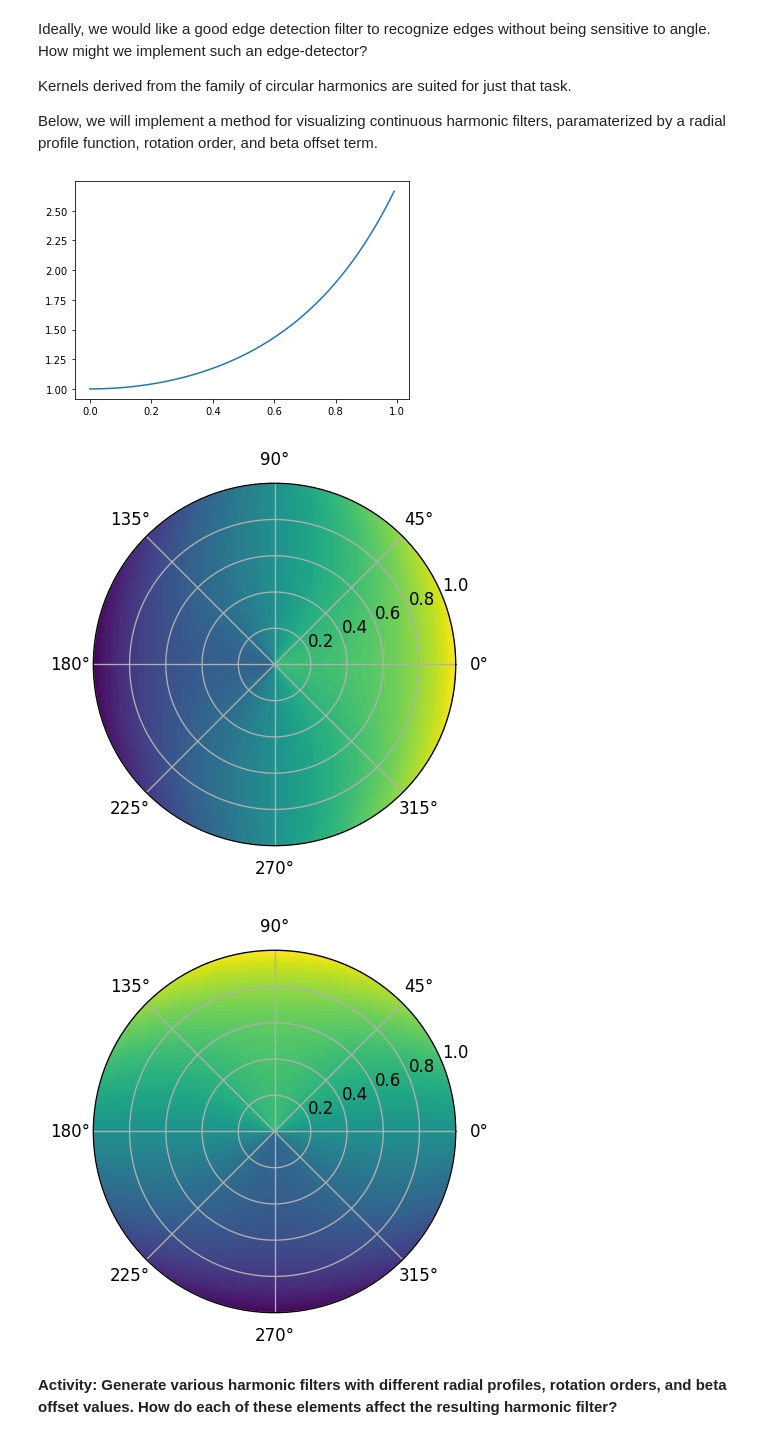
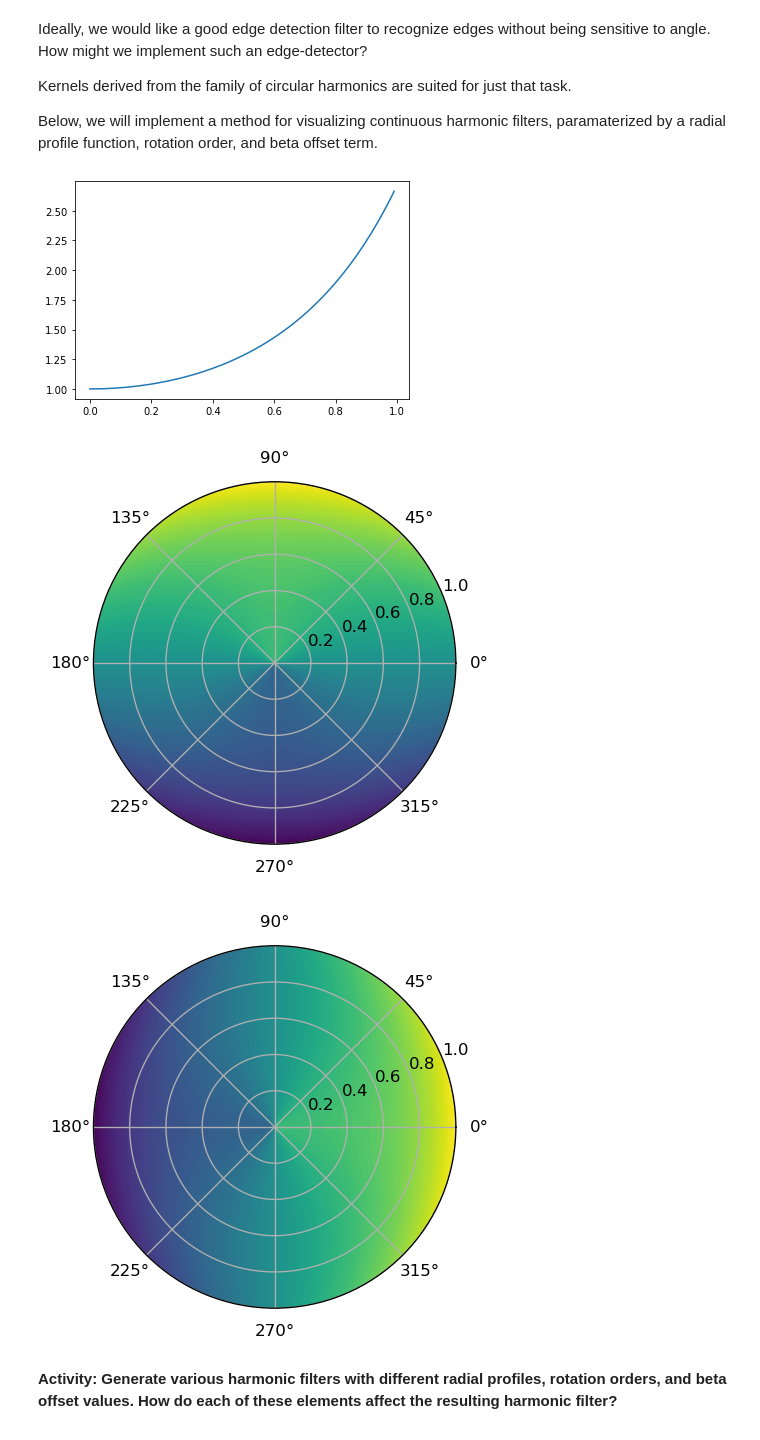
Before and after one commit to UMT-CSCI-591-Deep-Learning-2022/HNET_exercises, a Jupyter notebook: HNET.ipynb, the cells around one changed output. Saved outputs shown, nothing was run; the diff lists cells and outputs as text; code cells hidden in the pictures.

```diff
--- a/HNET.ipynb
+++ b/HNET.ipynb
@@ -26,6 +46,8 @@ plt.show()
 # %% [markdown]
 Now that we have our images ready, let's define an edge detection kernel. This will be a boutique, hand-made kernel...no learning necessary.
 # %%
+fig, ax = plt.subplots()
+
 edge_kernel = np.array([
   [1, 1, 1, 1, 1],
   [0.5, 0.5, 0.5, 0.5, 0.5],
@@ -34,5 +56,6 @@ edge_kernel = np.array([
   [-1, -1, -1, -1, -1],
 ])
 
-plt.imshow(edge_kernel, cmap='gray')
+ax.imshow(edge_kernel, cmap='gray');
+plt.show();
 # %% [output]
@@ -89,32 +114,32 @@ Below, we will implement a method for visualizing continuous harmonic filters, p
 # %%
 def visualize_polar_filter(radial_profile, order, offset):
   rlist=np.arange(0,1.01,0.01)
   thetalist = np.arange(0, 2*np.pi, np.pi/400)
   rmesh, thetamesh = np.meshgrid(rlist, thetalist)
 
   # TODO: What functions 'f' should be in the list below?
   # HINT: Think Euler's identity
-  for f in [None, None]:
+  for f in [np.sin, np.cos]:
     full_function = f(order*thetamesh - offset)*radial_profile(rmesh)
 
     fig,ax = plt.subplots(dpi=120,subplot_kw=dict(projection='polar'))
     ax.contourf(thetamesh,rmesh,full_function,100)
     plt.show()
 
 def visualize_radial_profile(f):
   X = np.arange(0,1,0.01)
   y = [f(x) for x in X]
   plt.plot(X,y)
 
 def R(r):
   return np.e**(r**2)
 
 visualize_radial_profile(R)
 visualize_polar_filter(R, 1, 0)
 # %% [output]
 [figure]
-[figure, old version]
+[figure, new version]
-[figure, old version]
+[figure, new version]
 # %% [markdown]
 **Activity: Generate various harmonic filters with different radial profiles, rotation orders, and beta offset values. How do each of these elements affect the resulting harmonic filter?**
 # %% [markdown]
```
Also changed, not shown: parts of 9 cells of this notebook.
